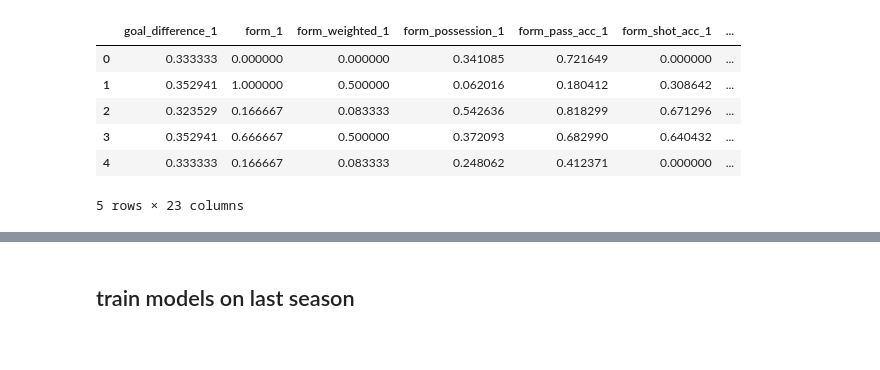
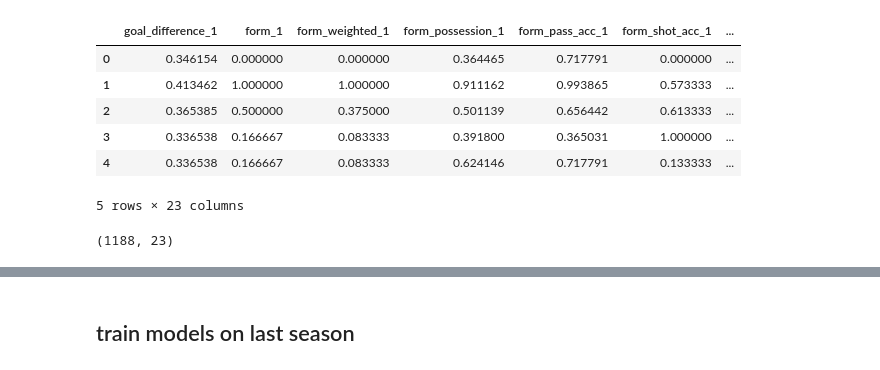
Before and after one commit to krflorian/soccer_odds, a Jupyter notebook: simulate_season.ipynb, the cells around one changed output, grey strips where cells are left out. Saved outputs shown, nothing was run; the diff lists cells and outputs as text; code cells hidden in the pictures.

```diff
--- a/simulate_season.ipynb
+++ b/simulate_season.ipynb
@@ -19,3 +19,7 @@ features = ['goal_difference_1', 'form_1', 'form_weighted_1',
            'form_weighted_2', 'form_possession_2', 'form_pass_acc_2',
            'form_shot_acc_2', 'form_duels_2', 'form_offense_2', 'home_away',
             'team_1_B', 'team_1_C', 'team_1_D', 'team_2_B', 'team_2_C', 'team_2_D']
+# %%
+data_2016 = pd.read_csv('data/bundesliga_2016_ready.csv', index_col=0)
+data_2017 = pd.read_csv('data/bundesliga_2017_ready.csv', index_col=0)
+data_training = data_2016.append(data_2017)
@@ -22,21 +46,23 @@ features = ['goal_difference_1', 'form_1', 'form_weighted_1',
 # %%
-data_training = pd.read_csv('data/bundesliga_2017_ready.csv', index_col=0)
-
 X_train = data_training[features]
 y_train = data_training['target']
 features = list(X_train.columns)
 
 # Normalization
 scaler = MinMaxScaler()
 X_train = scaler.fit_transform(X_train)
 X_train = pd.DataFrame(X_train)
 X_train.columns = features
 X_train.head()
 # %% [output]
 |  | goal_difference_1 | form_1 | form_weighted_1 | form_possession_1 | form_pass_acc_1 | form_shot_acc_1 | ... |
-| 0 | 0.333333 | 0.000000 | 0.000000 | 0.341085 | 0.721649 | 0.000000 | ... |
-| 1 | 0.352941 | 1.000000 | 0.500000 | 0.062016 | 0.180412 | 0.308642 | ... |
-| 2 | 0.323529 | 0.166667 | 0.083333 | 0.542636 | 0.818299 | 0.671296 | ... |
-| 3 | 0.352941 | 0.666667 | 0.500000 | 0.372093 | 0.682990 | 0.640432 | ... |
-| 4 | 0.333333 | 0.166667 | 0.083333 | 0.248062 | 0.412371 | 0.000000 | ... |
+| 0 | 0.346154 | 0.000000 | 0.000000 | 0.364465 | 0.717791 | 0.000000 | ... |
+| 1 | 0.413462 | 1.000000 | 1.000000 | 0.911162 | 0.993865 | 0.573333 | ... |
+| 2 | 0.365385 | 0.500000 | 0.375000 | 0.501139 | 0.656442 | 0.613333 | ... |
+| 3 | 0.336538 | 0.166667 | 0.083333 | 0.391800 | 0.365031 | 1.000000 | ... |
+| 4 | 0.336538 | 0.166667 | 0.083333 | 0.624146 | 0.717791 | 0.133333 | ... |
 5 rows × 23 columns
+# %%
+X_train.shape
+# %% [output]
+(1188, 23)
```
Also changed, not shown: parts of 7 cells of this notebook, 2 other files.
